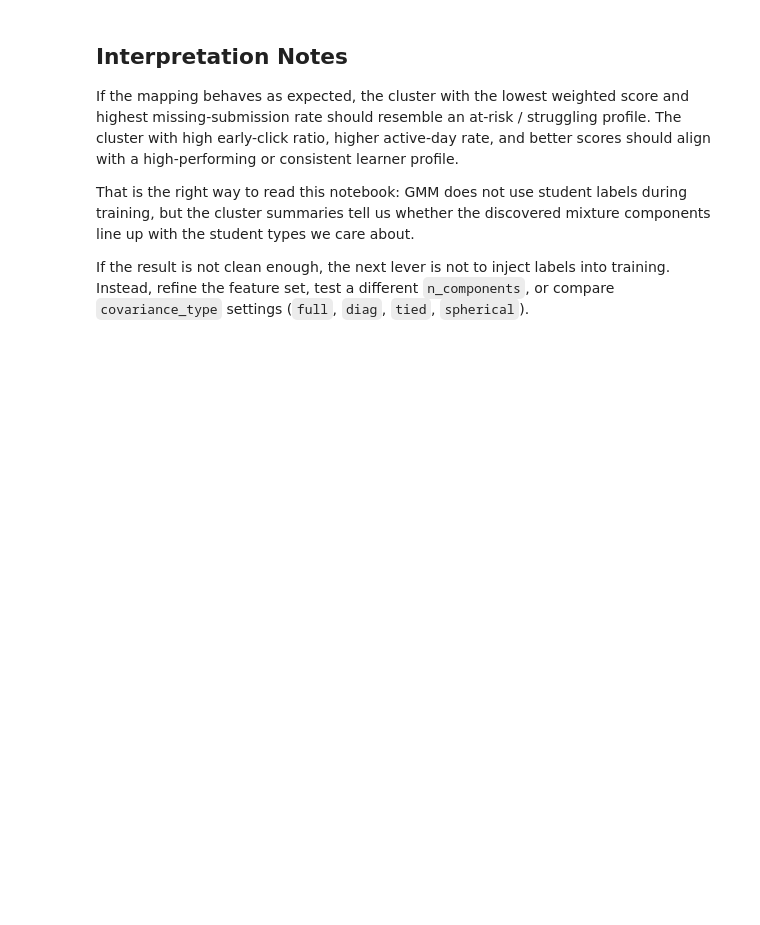
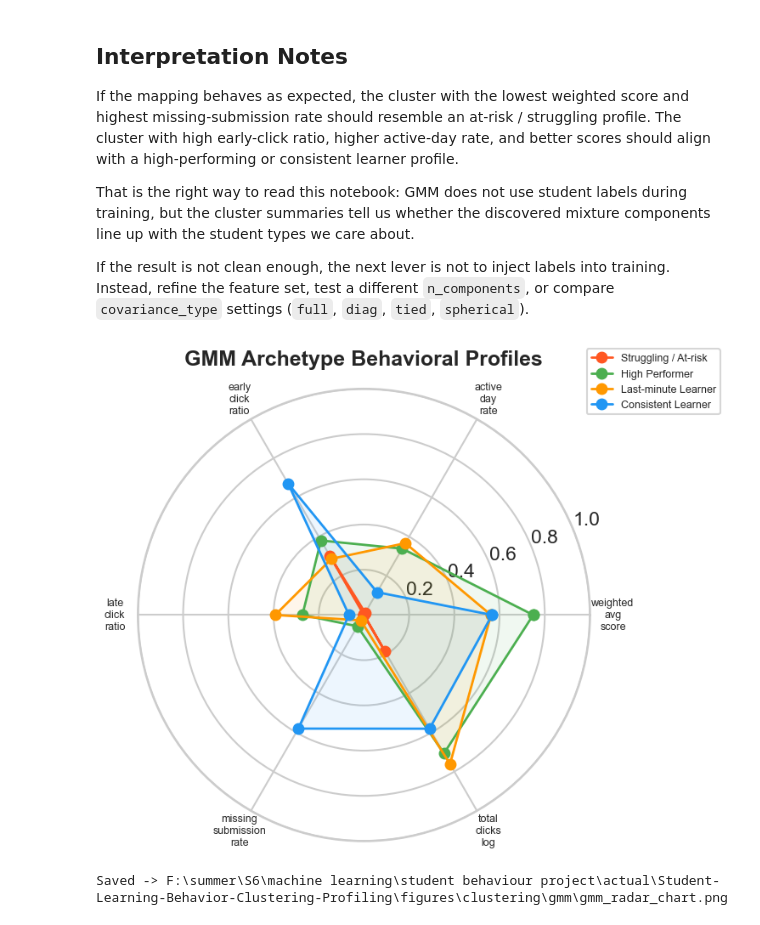
Before and after one commit to AfafKhadraoui/Student-Learning-Behavior-Clustering-Profiling, a Jupyter notebook: notebooks/06_gmm_clustering.ipynb, the cells around one changed output. Drawn from its saved outputs; the diff is of its cells as text; code cells hidden in the pictures; blank space fills up the shorter version.

```diff
--- a/notebooks/06_gmm_clustering.ipynb
+++ b/notebooks/06_gmm_clustering.ipynb
@@ -1201,3 +1202,55 @@ If the mapping behaves as expected, the cluster with the lowest weighted score a
 That is the right way to read this notebook: GMM does not use student labels during training, but the cluster summaries tell us whether the discovered mixture components line up with the student types we care about.
 
 If the result is not clean enough, the next lever is not to inject labels into training. Instead, refine the feature set, test a different `n_components`, or compare `covariance_type` settings (`full`, `diag`, `tied`, `spherical`).
+# %%
+import matplotlib.pyplot as plt
+import numpy as np
+
+radar_features = [
+    'weighted_avg_score',
+    'active_day_rate',
+    'early_click_ratio',
+    'late_click_ratio',
+    'missing_submission_rate',
+    'total_clicks_log',
+]
+labels = radar_features
+N = len(labels)
+angles = np.linspace(0, 2*np.pi, N, endpoint=False).tolist()
+angles += angles[:1]
+
+archetype_colors = {
+    'Struggling / At-risk': '#FF5722',
+    'Last-minute Learner': '#FF9800',
+    'Consistent Learner': '#2196F3',
+    'High Performer': '#4CAF50',
+}
+
+archetype_labels = behavior_labels
+
+fig, ax = plt.subplots(figsize=(8, 8), subplot_kw=dict(polar=True))
+
+for cluster_id, grp in features_df.groupby('gmm_cluster'):
+    label = archetype_labels.get(cluster_id, f'Cluster {cluster_id}')
+    vals = []
+    for feature in radar_features:
+        col = features_df[feature]
+        value = (grp[feature].mean() - col.min()) / (col.max() - col.min() + 1e-9)
+        vals.append(float(value))
+    vals += vals[:1]
+    color = archetype_colors.get(label, '#9E9E9E')
+    ax.plot(angles, vals, 'o-', linewidth=2, label=label, color=color)
+    ax.fill(angles, vals, alpha=0.08, color=color)
+
+ax.set_xticks(angles[:-1])
+ax.set_xticklabels([feature.replace('_', '\n') for feature in labels], fontsize=9)
+ax.set_ylim(0, 1)
+ax.legend(loc='upper right', bbox_to_anchor=(1.3, 1.1), fontsize=9)
+ax.set_title('GMM Archetype Behavioral Profiles', fontweight='bold', pad=20)
+plt.tight_layout()
+plt.savefig(FIGURES_DIR / 'gmm_radar_chart.png', dpi=150, bbox_inches='tight')
+plt.show()
+print(f"Saved -> {FIGURES_DIR / 'gmm_radar_chart.png'}")
+# %% [output]
+[figure, added]
+Saved -> F:\summer\S6\machine learning\student behaviour project\actual\Student-Learning-Behavior-Clustering-Profiling\figures\clustering\gmm\gmm_radar_chart.png
```
Also changed, not shown: parts of 7 cells of this notebook, 1 other file.
